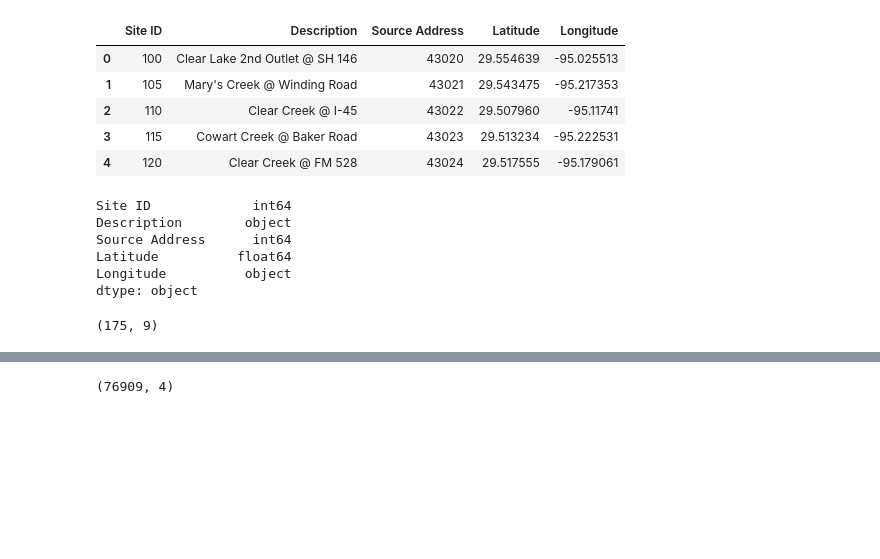
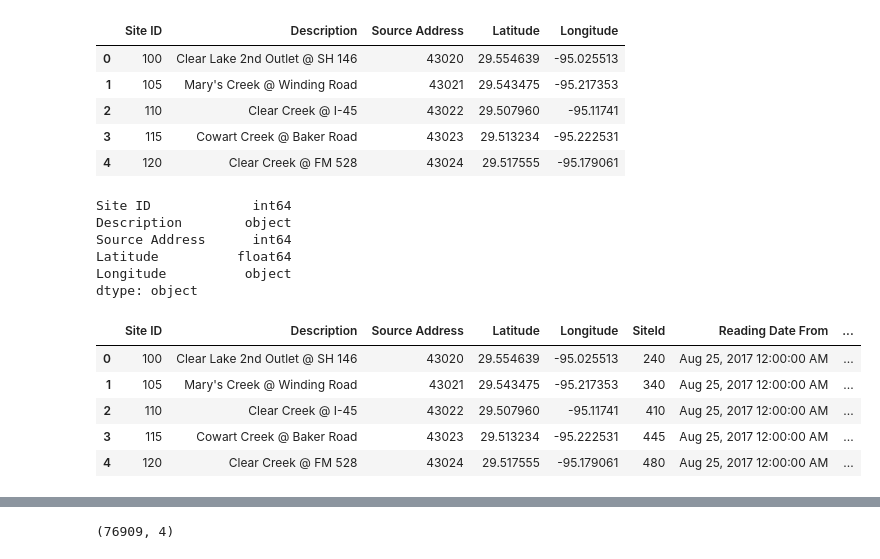
Before and after one commit to JoeDown/Houston-Flood-Data, a Jupyter notebook: Houston_Flood_Data.ipynb, the cells around one changed output, grey strips where cells are left out. Saved outputs shown, nothing was run; the diff lists cells and outputs as text; code cells hidden in the pictures; blank space fills up the shorter version.

```diff
--- a/Houston_Flood_Data.ipynb
+++ b/Houston_Flood_Data.ipynb
@@ -99,4 +118,9 @@ df2 = sensor_locations_df.join(harvey_rainfall_df, on='Site ID')
-# %%
-df2.shape
-# %% [output]
-(175, 9)
+# %%
+harvey_rainfall_with_locations.head()
+# %% [output]
+|  | Site ID | Description | Source Address | Latitude | Longitude | SiteId | Reading Date From | ... |
+| 0 | 100 | Clear Lake 2nd Outlet @ SH 146 | 43020 | 29.554639 | -95.025513 | 240 | Aug 25, 2017 12:00:00 AM | ... |
+| 1 | 105 | Mary's Creek @ Winding Road | 43021 | 29.543475 | -95.217353 | 340 | Aug 25, 2017 12:00:00 AM | ... |
+| 2 | 110 | Clear Creek @ I-45 | 43022 | 29.507960 | -95.11741 | 410 | Aug 25, 2017 12:00:00 AM | ... |
+| 3 | 115 | Cowart Creek @ Baker Road | 43023 | 29.513234 | -95.222531 | 445 | Aug 25, 2017 12:00:00 AM | ... |
+| 4 | 120 | Clear Creek @ FM 528 | 43024 | 29.517555 | -95.179061 | 480 | Aug 25, 2017 12:00:00 AM | ... |
```
Also changed, not shown: parts of 11 cells of this notebook.
